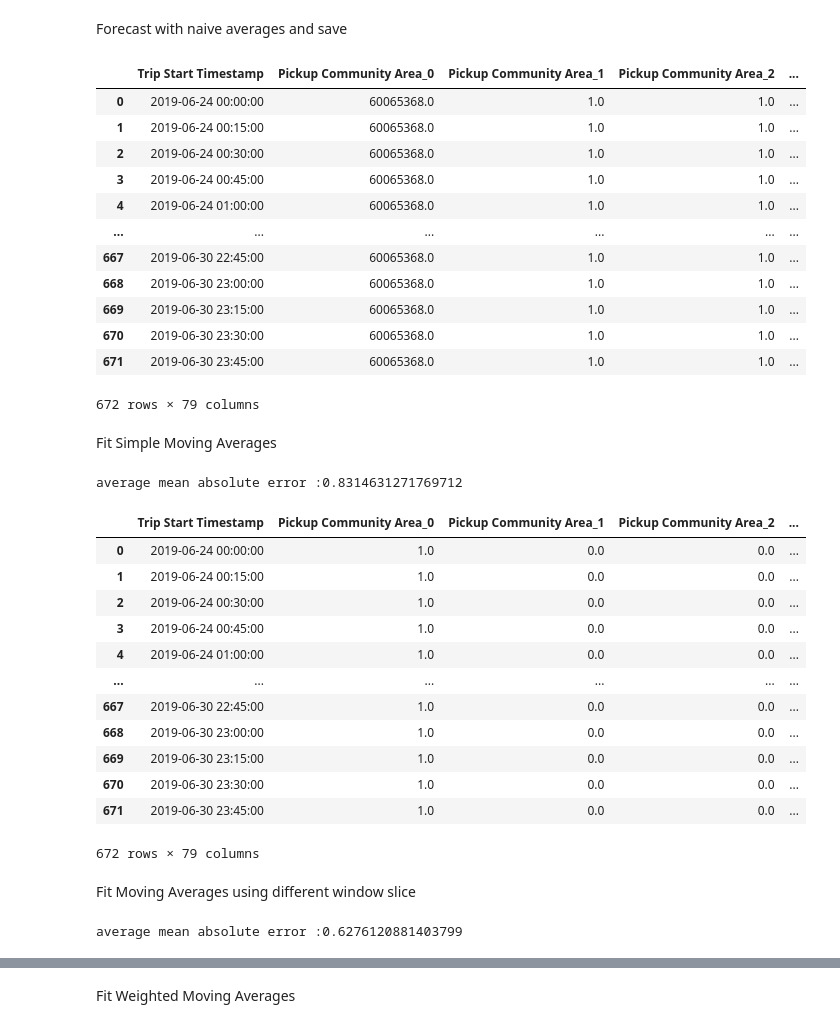
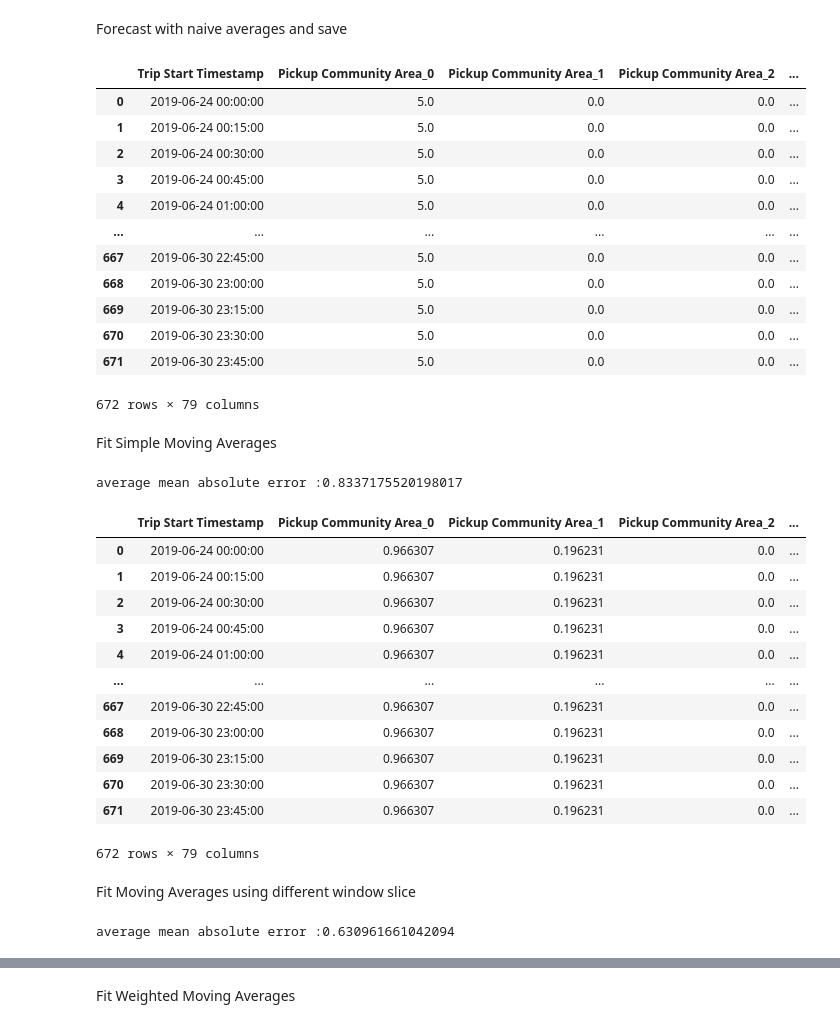
Before and after one commit to isel-har/uber_42, a Jupyter notebook: statistical_models_forecasting.ipynb, the cells around one changed output, grey strips where cells are left out. Drawn from its saved outputs; the diff is of its cells as text; code cells hidden in the pictures.

```diff
--- a/statistical_models_forecasting.ipynb
+++ b/statistical_models_forecasting.ipynb
@@ -211,9 +199,9 @@ Length: 78, dtype: float64
 # %% [markdown]
 Forecast each Area
 # %%
-forecast_matrix = pd.Series(index=areas)
+forecast = pd.Series(index=areas)
 for area in areas:
-    forecast_matrix[area] = np.expm1(global_averages[area]) - 1
+    forecast[area] = np.expm1(global_averages[area])
 
-forecast_matrix
+forecast
 # %% [output]
@@ -232,11 +220,10 @@ Length: 78, dtype: float64
 # %% [markdown]
 Compute Mean Absolute Error using validation
 # %%
-from sklearn.metrics import mean_absolute_error
 
 all_mea = []
 for area in areas:
-    area_pred = np.ones(len(val)) * forecast_matrix[area]
+    area_pred = np.ones(len(val)) * forecast[area]
     mae = mean_absolute_error(area_pred, val[area])
     all_mea.append(mae)
 
@@ -255,31 +242,28 @@ sub_pred = pd.DataFrame(columns=sub_df.columns)
 sub_pred['Trip Start Timestamp'] = sub_df['Trip Start Timestamp']
 
 for area in areas:
-    area_pred = np.ones(len(sub_df)) * forecast_matrix[area]
+    area_pred = np.ones(len(sub_df)) * forecast[area]
     sub_pred[area] = np.floor(area_pred)
 
 
 sub_pred
 # %% [output]
 |  | Trip Start Timestamp | Pickup Community Area_0 | Pickup Community Area_1 | Pickup Community Area_2 | ... |
-| 0 | 2019-06-24 00:00:00 | 60065368.0 | 1.0 | 1.0 | ... |
-| 1 | 2019-06-24 00:15:00 | 60065368.0 | 1.0 | 1.0 | ... |
-| 2 | 2019-06-24 00:30:00 | 60065368.0 | 1.0 | 1.0 | ... |
-| 3 | 2019-06-24 00:45:00 | 60065368.0 | 1.0 | 1.0 | ... |
-| 4 | 2019-06-24 01:00:00 | 60065368.0 | 1.0 | 1.0 | ... |
+| 0 | 2019-06-24 00:00:00 | 5.0 | 0.0 | 0.0 | ... |
+| 1 | 2019-06-24 00:15:00 | 5.0 | 0.0 | 0.0 | ... |
+| 2 | 2019-06-24 00:30:00 | 5.0 | 0.0 | 0.0 | ... |
+| 3 | 2019-06-24 00:45:00 | 5.0 | 0.0 | 0.0 | ... |
+| 4 | 2019-06-24 01:00:00 | 5.0 | 0.0 | 0.0 | ... |
 | ... | ... | ... | ... | ... | ... |
-| 667 | 2019-06-30 22:45:00 | 60065368.0 | 1.0 | 1.0 | ... |
-| 668 | 2019-06-30 23:00:00 | 60065368.0 | 1.0 | 1.0 | ... |
-| 669 | 2019-06-30 23:15:00 | 60065368.0 | 1.0 | 1.0 | ... |
-| 670 | 2019-06-30 23:30:00 | 60065368.0 | 1.0 | 1.0 | ... |
-| 671 | 2019-06-30 23:45:00 | 60065368.0 | 1.0 | 1.0 | ... |
+| 667 | 2019-06-30 22:45:00 | 5.0 | 0.0 | 0.0 | ... |
+| 668 | 2019-06-30 23:00:00 | 5.0 | 0.0 | 0.0 | ... |
+| 669 | 2019-06-30 23:15:00 | 5.0 | 0.0 | 0.0 | ... |
+| 670 | 2019-06-30 23:30:00 | 5.0 | 0.0 | 0.0 | ... |
+| 671 | 2019-06-30 23:45:00 | 5.0 | 0.0 | 0.0 | ... |
 672 rows × 79 columns
 # %% [markdown]
 Fit Simple Moving Averages
 # %%
-transformed_train = train.copy()
-
-
 window = 10
 sma_mae = []
 sma_series = pd.Series(index=areas)
@@ -288,7 +272,7 @@ for area in areas:
     avg_window = transformed_train[area].tail(window).mean() # Fit using scaled values
 
 
-    inversed_avg = np.expm1(avg_window) - 1
+    inversed_avg = np.expm1(avg_window)
     sma_series[area] = inversed_avg # hold the inversed forecast for each area
     forecast = np.ones(len(val)) * inversed_avg # just create val size of the sca
     sma_mae.append(mean_absolute_error(forecast, val[area]))
@@ -296,34 +280,33 @@ for area in areas:
 average_mae = np.array(sma_mae).mean()
 print(f"average mean absolute error :{average_mae}")
 # %% [output]
-average mean absolute error :0.8314631271769712
+average mean absolute error :0.8337175520198017
 # %%
 sub_pred = pd.DataFrame(columns=sub_df.columns)
 sub_pred['Trip Start Timestamp'] = sub_df['Trip Start Timestamp']
 
 for area in areas:
     area_pred = np.ones(len(sub_df)) * sma_series[area]
-    sub_pred[area] = np.floor(area_pred)
+    sub_pred[area] = area_pred
 
 sub_pred
 # %% [output]
 |  | Trip Start Timestamp | Pickup Community Area_0 | Pickup Community Area_1 | Pickup Community Area_2 | ... |
-| 0 | 2019-06-24 00:00:00 | 1.0 | 0.0 | 0.0 | ... |
-| 1 | 2019-06-24 00:15:00 | 1.0 | 0.0 | 0.0 | ... |
-| 2 | 2019-06-24 00:30:00 | 1.0 | 0.0 | 0.0 | ... |
-| 3 | 2019-06-24 00:45:00 | 1.0 | 0.0 | 0.0 | ... |
-| 4 | 2019-06-24 01:00:00 | 1.0 | 0.0 | 0.0 | ... |
+| 0 | 2019-06-24 00:00:00 | 0.966307 | 0.196231 | 0.0 | ... |
+| 1 | 2019-06-24 00:15:00 | 0.966307 | 0.196231 | 0.0 | ... |
+| 2 | 2019-06-24 00:30:00 | 0.966307 | 0.196231 | 0.0 | ... |
+| 3 | 2019-06-24 00:45:00 | 0.966307 | 0.196231 | 0.0 | ... |
+| 4 | 2019-06-24 01:00:00 | 0.966307 | 0.196231 | 0.0 | ... |
 | ... | ... | ... | ... | ... | ... |
-| 667 | 2019-06-30 22:45:00 | 1.0 | 0.0 | 0.0 | ... |
-| 668 | 2019-06-30 23:00:00 | 1.0 | 0.0 | 0.0 | ... |
-| 669 | 2019-06-30 23:15:00 | 1.0 | 0.0 | 0.0 | ... |
-| 670 | 2019-06-30 23:30:00 | 1.0 | 0.0 | 0.0 | ... |
-| 671 | 2019-06-30 23:45:00 | 1.0 | 0.0 | 0.0 | ... |
+| 667 | 2019-06-30 22:45:00 | 0.966307 | 0.196231 | 0.0 | ... |
+| 668 | 2019-06-30 23:00:00 | 0.966307 | 0.196231 | 0.0 | ... |
+| 669 | 2019-06-30 23:15:00 | 0.966307 | 0.196231 | 0.0 | ... |
+| 670 | 2019-06-30 23:30:00 | 0.966307 | 0.196231 | 0.0 | ... |
+| 671 | 2019-06-30 23:45:00 | 0.966307 | 0.196231 | 0.0 | ... |
 672 rows × 79 columns
 # %% [markdown]
 Fit Moving Averages using different window slice
 # %%
-transformed_train = train.copy()
 
 window = 48
 sma_mae = []
@@ -333,7 +316,7 @@ for area in areas:
     avg_window = transformed_train[area].tail(window).mean() # Fit using scaled values
 
 
-    inversed_avg = np.expm1(avg_window) - 1
+    inversed_avg = np.expm1(avg_window)
     sma_series[area] = inversed_avg # hold the inversed forecast for each area
     forecast = np.ones(len(val)) * inversed_avg # just create val size of the sca
     sma_mae.append(mean_absolute_error(forecast, val[area]))
@@ -341,7 +324,7 @@ for area in areas:
 average_mae = np.array(sma_mae).mean()
 print(f"average mean absolute error :{average_mae}")
 # %% [output]
-average mean absolute error :0.6276120881403799
+average mean absolute error :0.630961661042094
 # %%
 sub_pred = pd.DataFrame(columns=sub_df.columns)
 sub_pred['Trip Start Timestamp'] = sub_df['Trip Start Timestamp']
```
Also changed, not shown: parts of 31 cells of this notebook.
